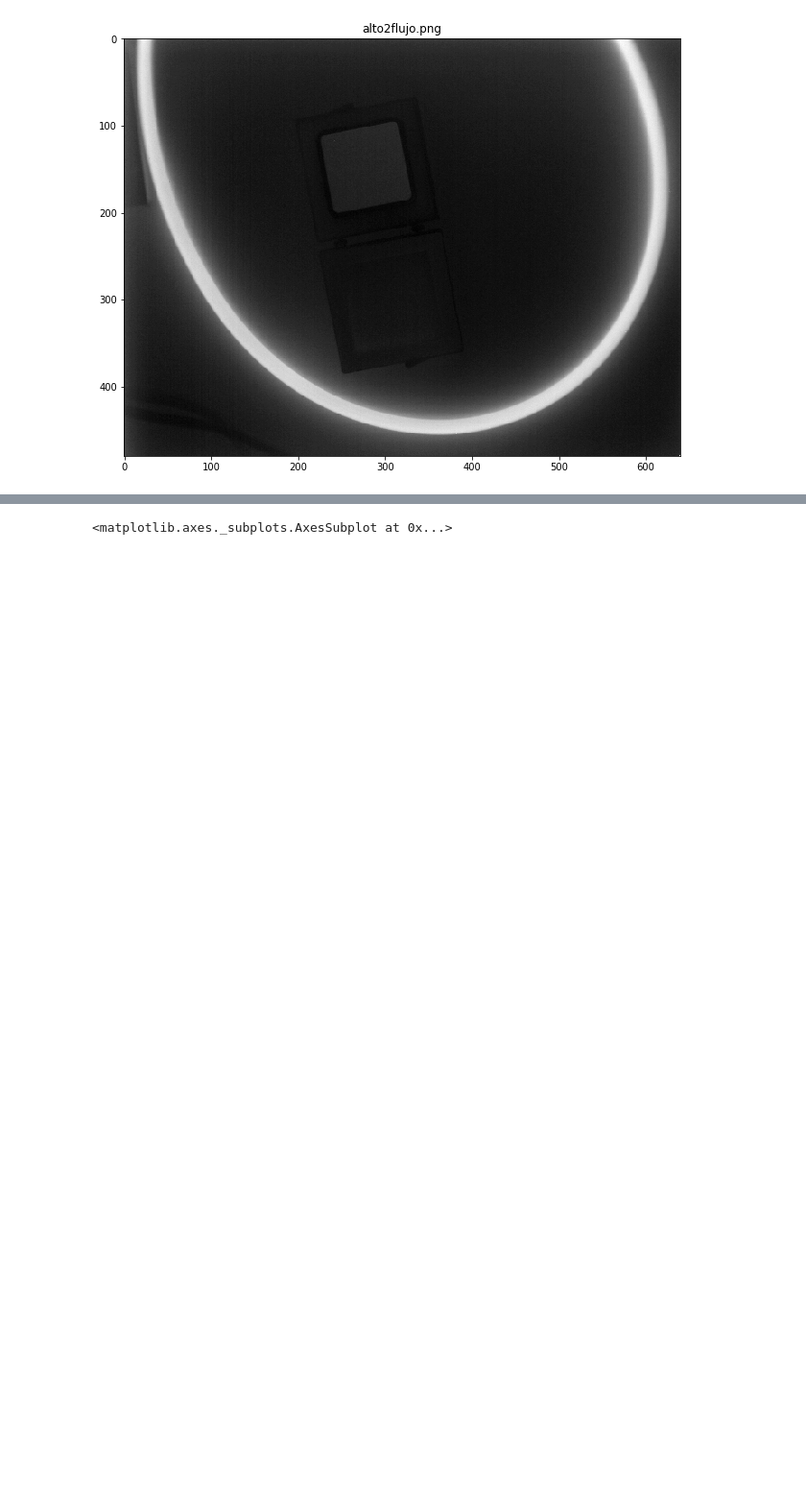
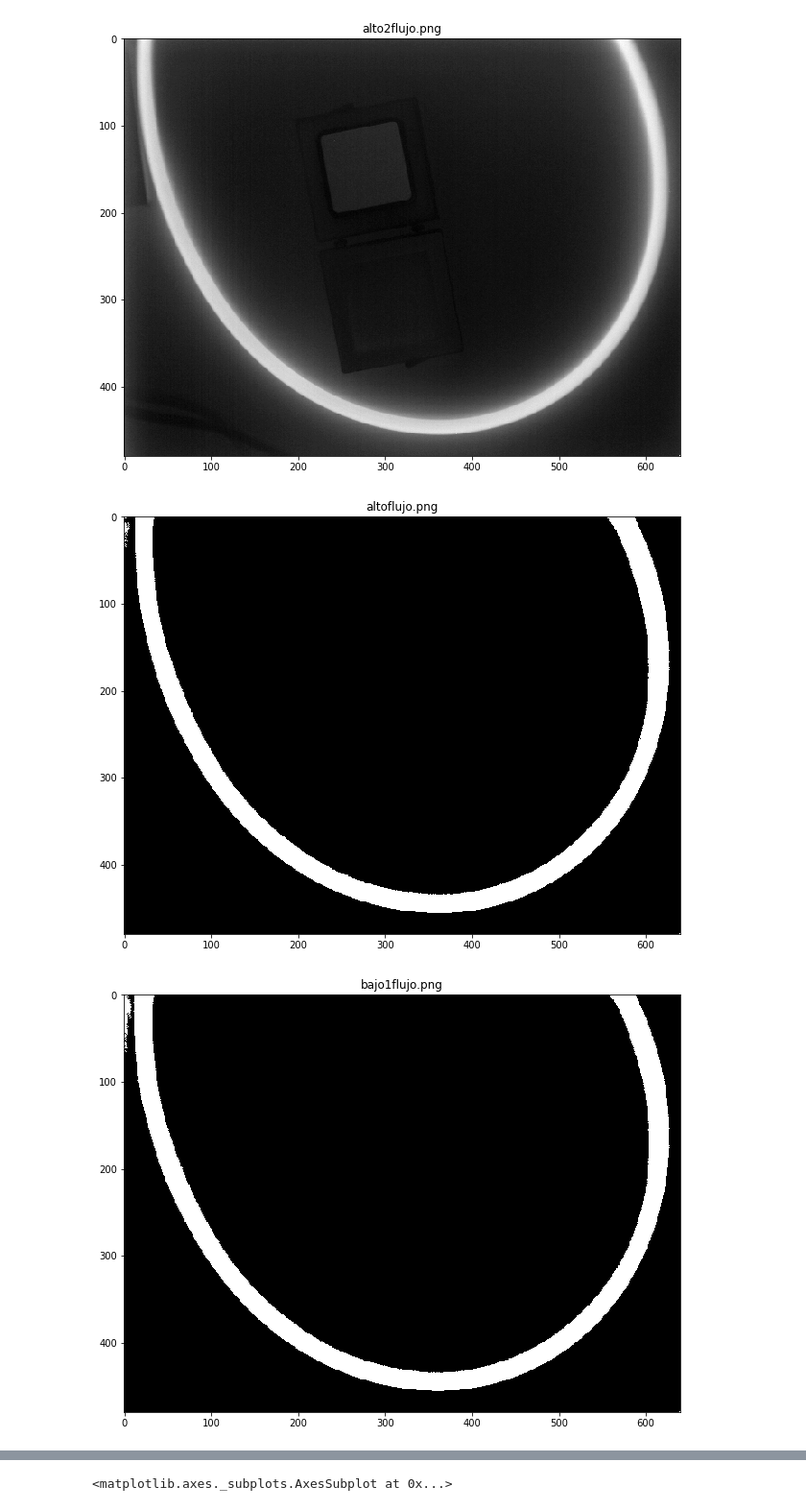
Before and after one commit to Pagutri/ProyectoAsignadoImagenes, a Jupyter notebook: Pregunta1.ipynb, the cells around one changed output, grey strips where cells are left out. Shown at 96% size. Saved outputs shown, nothing was run; the diff lists cells and outputs as text; code cells hidden in the pictures; blank space fills up the shorter version.

```diff
--- a/Pregunta1.ipynb
+++ b/Pregunta1.ipynb
@@ -200,3 +202,15 @@ for nombre in mangueras.keys():
 [figure]
 [figure]
 [figure]
+# %%
+mangueras_segmentadas = {
+    key: auto_segment(mangueras[key]) for key in mangueras.keys()
+}
+# %%
+for nombre in mangueras_segmentadas.keys():
+    plt.figure()
+    plt.imshow(mangueras_segmentadas[nombre], cmap="gray")
+    plt.title(nombre)
+# %% [output]
+[figure, added]
+[figure, added]
```
Also changed, not shown: parts of 3 cells of this notebook, 1 other file.
